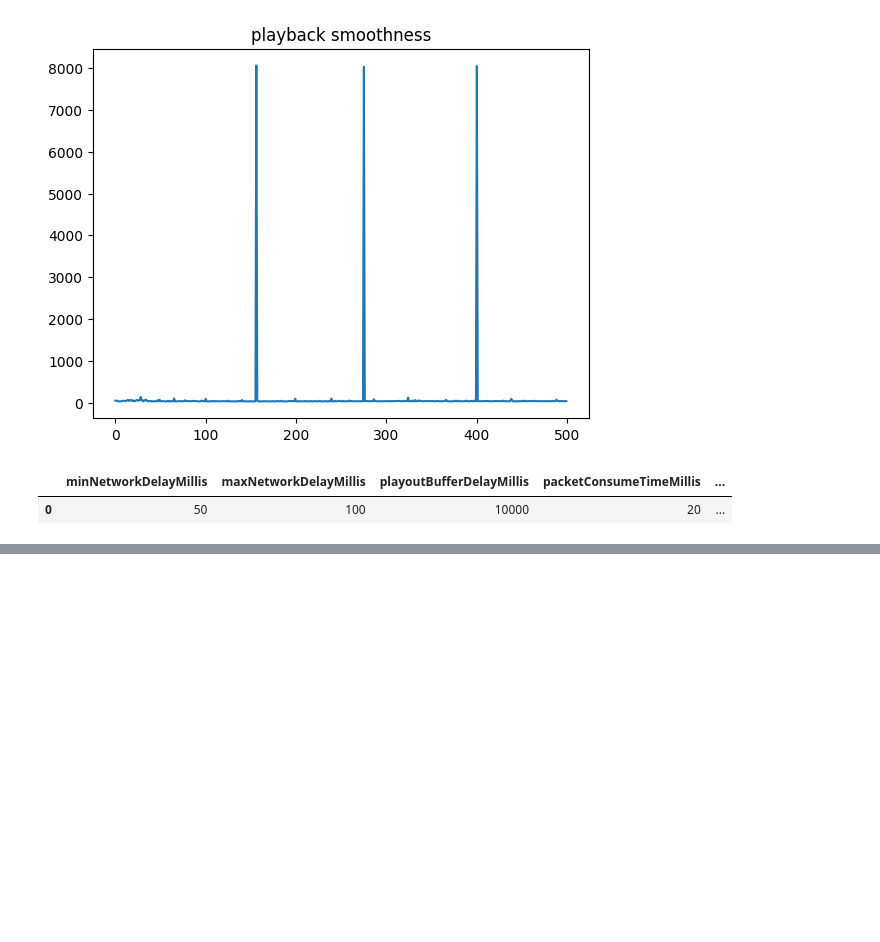
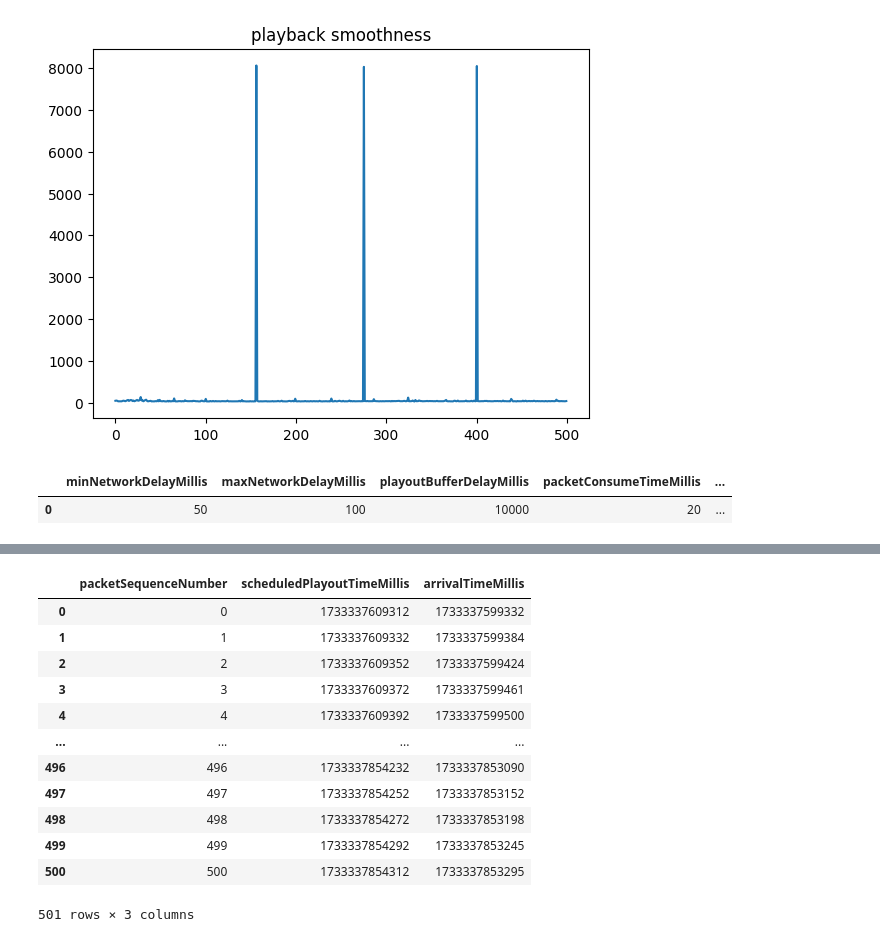
Before and after one commit to LucasMartelloNogueira/UFF-2024.2-TrabalhoRedesMM, a Jupyter notebook: analisys.ipynb, the cells around one changed output, grey strips where cells are left out. Cells and saved outputs as stored; diff of their text form; code cells hidden in the pictures; blank space fills up the shorter version.

```diff
--- a/analisys.ipynb
+++ b/analisys.ipynb
@@ -80,0 +83,29 @@ plt.show()
+# %%
+# ***** CASO DE TESTE 2 - muito Jitter *****
+
+# dados: linha 2 data.csv / packetsTimesData\11.csv
+
+# atraso mínimo = 50 ms
+# atraso máximo = 1000 ms
+# atraso de buffer = 10.000 ms (10s)
+# atraso de rebuferização = 8.000 ms (8s)
+# perda de pacotes
+
+filename =  "packetsTimesData\\11.csv"
+df = pd.read_csv(filename)
+
+df
+# %% [output]
+|  | packetSequenceNumber | scheduledPlayoutTimeMillis | arrivalTimeMillis |
+| 0 | 0 | 1733337609312 | 1733337599332 |
+| 1 | 1 | 1733337609332 | 1733337599384 |
+| 2 | 2 | 1733337609352 | 1733337599424 |
+| 3 | 3 | 1733337609372 | 1733337599461 |
+| 4 | 4 | 1733337609392 | 1733337599500 |
+| ... | ... | ... | ... |
+| 496 | 496 | 1733337854232 | 1733337853090 |
+| 497 | 497 | 1733337854252 | 1733337853152 |
+| 498 | 498 | 1733337854272 | 1733337853198 |
+| 499 | 499 | 1733337854292 | 1733337853245 |
+| 500 | 500 | 1733337854312 | 1733337853295 |
+501 rows × 3 columns
```
Also changed, not shown: parts of 6 cells of this notebook, 19 other files.
